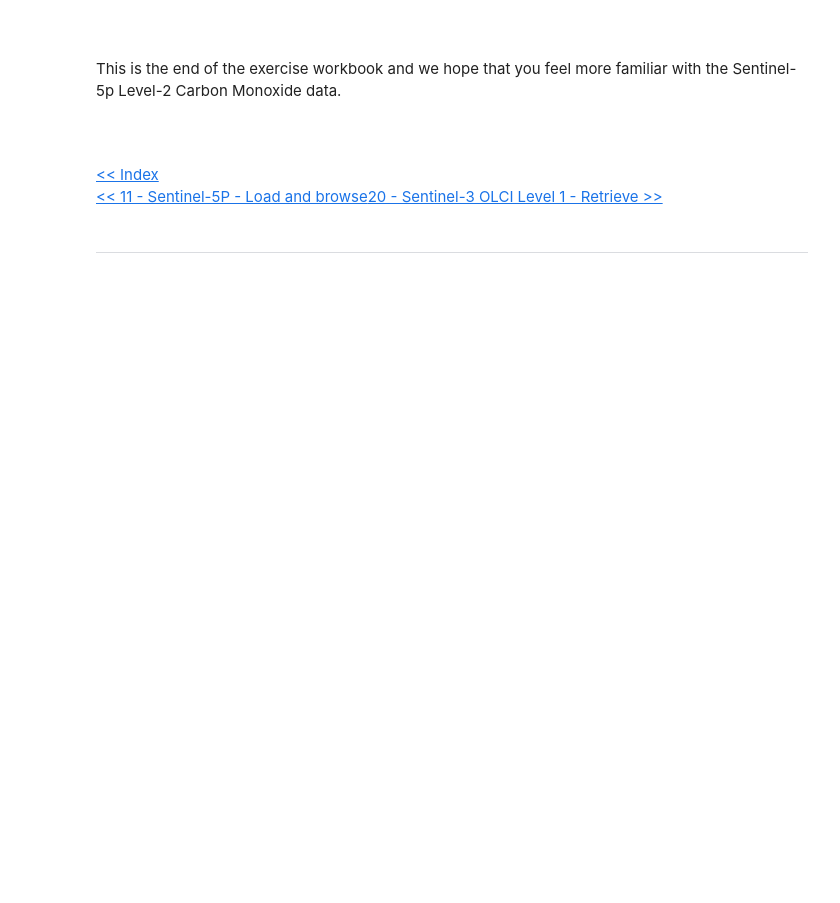
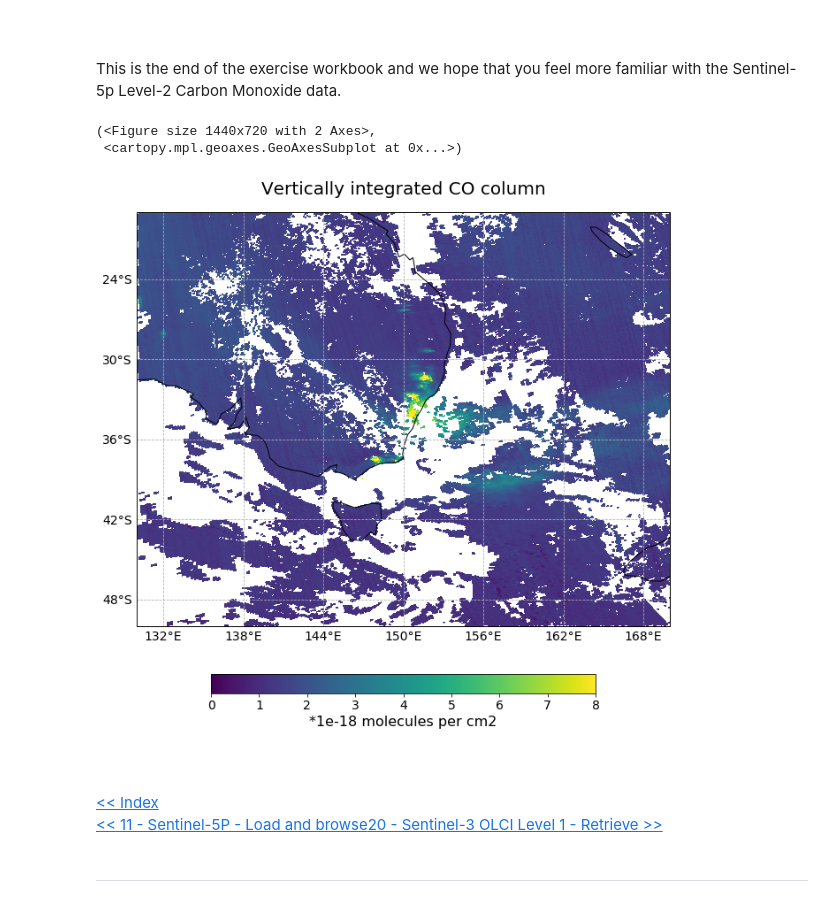
Before and after one commit to wekeo/DEFUNCT-wekeo-jupyter-lab, a Jupyter notebook: atmosphere/12_sentinel5p_L2_exercise.ipynb, the cells around one changed output. Drawn from its saved outputs; the diff is of its cells as text; code cells hidden in the pictures; blank space fills up the shorter version.

```diff
--- a/atmosphere/12_sentinel5p_L2_exercise.ipynb
+++ b/atmosphere/12_sentinel5p_L2_exercise.ipynb
@@ -141,6 +141,6 @@ As a next step, you want to load the data variable `carbonmonoxide_total_column`
 # %%
 # Enter your solution here
 # %%
-s5p_co = file['carbonmonoxide_total_column']
+s5p_co = s5p['carbonmonoxide_total_column']
 s5p_co
 # %% [output]
@@ -258,6 +259,8 @@ units = s5p_co_time.units
 print(units)
 long_name = s5p_co_time.long_name
 print(long_name)
+conversion_factor = s5p_co_time.multiplication_factor_to_convert_to_molecules_percm2
+print(conversion_factor)
 # %% [output]
 mol m-2
 Vertically integrated CO column
@@ -365,9 +293,9 @@ The bounding box information can be the following:<br>
 # %%
 s5p_co_subset = generate_geographical_subset(
     s5p_co_time,
-    latmin=30,
-    latmax=75,
-    lonmin=50,
-    lonmax=150)
+    latmin=-50,
+    latmax=-19,
+    lonmin=130,
+    lonmax=170)
 s5p_co_subset
 # %% [output]
@@ -446,0 +343,3 @@ The multiplication factor is provided in the attributes of the DataArray **s5p_c
+# %%
+s5p_co_converted = s5p_co_subset*conversion_factor
+s5p_co_converted
@@ -503,11 +382,27 @@ visualize_pcolormesh(
 <br>
 # %% [markdown]
 This is the end of the exercise workbook and we hope that you feel more familiar with the Sentinel-5p Level-2 Carbon Monoxide data.
+# %%
+visualize_pcolormesh(s5p_co_converted*1e-18,
+                     s5p_co_converted.longitude,
+                     s5p_co_converted.latitude,
+                     ccrs.PlateCarree(),
+                     'viridis',
+                     '*1e-18 molecules per cm2',
+                     long_name,
+                     0, 8,
+                     130, 170, -50, -19,
+                     log=False,
+                     set_global=False)
+# %% [output]
+(<Figure size 1440x720 with 2 Axes>,
+ <cartopy.mpl.geoaxes.GeoAxesSubplot at 0x...>)
+[figure, added]
 # %% [markdown]
 <br>
 # %% [markdown]
 <a href="./00_index.ipynb"><< Index</a><br>
-<a href="./11_sentinel5p_L2_load_browse.ipynb"><< 11 - Sentinel-5P - Load and browse</a><span style="float:right;"><a href="./20_sentinel3_olci_l1_retrive.ipynb">20 - Sentinel-3 OLCI Level 1 - Retrieve >></a></span>
+<a href="./11_sentinel5p_L2_load_browse.ipynb"><< 11 - Sentinel-5P - Load and browse</a><span style="float:right;"><a href="./20_sentinel3_OLCI_L1_retrieve.ipynb">20 - Sentinel-3 OLCI Level 1 - Retrieve >></a></span>
 # %% [markdown]
 <hr>
 # %% [markdown]
```
Also changed, not shown: parts of 78 cells of this notebook, 10 other files.
